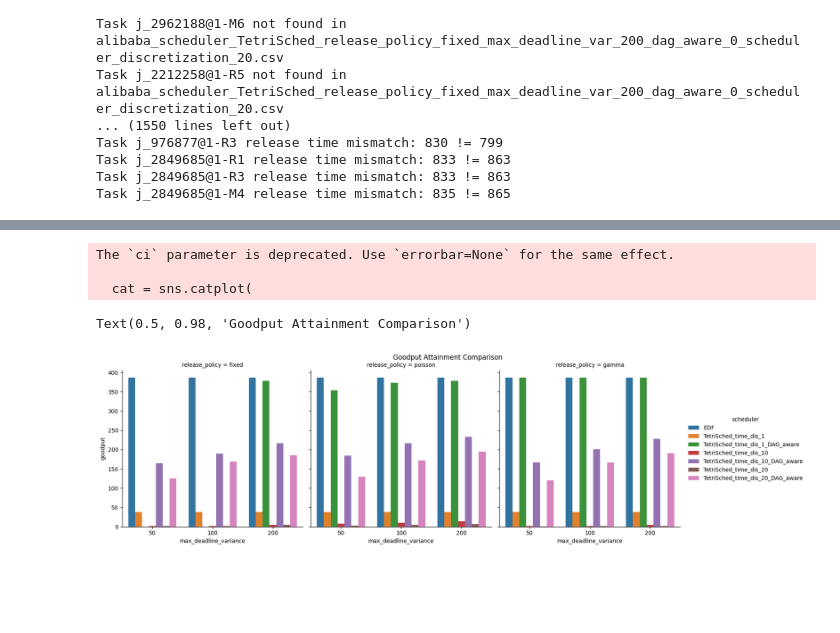
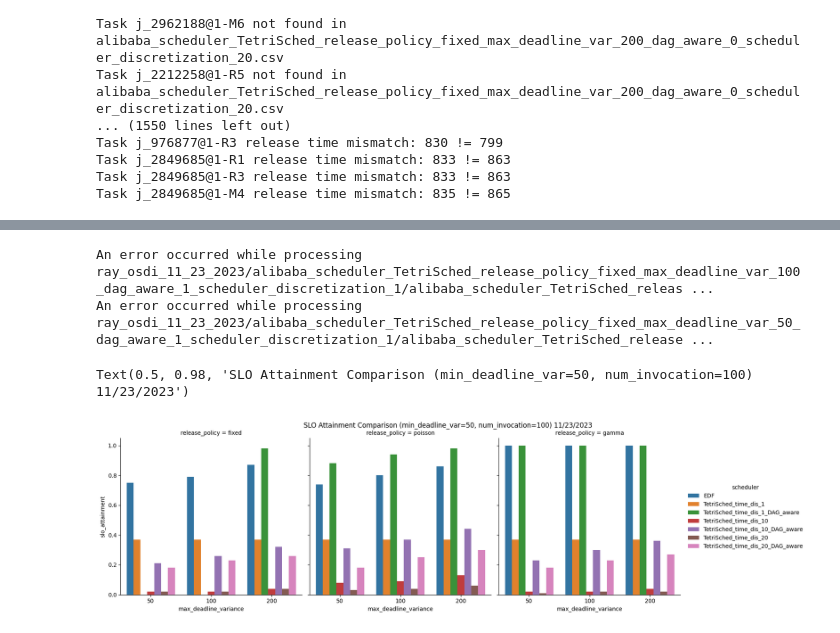
Before and after one commit to erdos-project/erdos-scheduling-simulator, a Jupyter notebook: experiments/analysis.ipynb, the cells around one changed output, grey strips where cells are left out. Saved outputs shown, nothing was run; the diff lists cells and outputs as text; code cells hidden in the pictures; blank space fills up the shorter version.

```diff
--- a/experiments/analysis.ipynb
+++ b/experiments/analysis.ipynb
@@ -212,16 +185,14 @@ Text(0.5, 0.98, 'SLO Attainment Comparison')
 # %%
-from matplotlib import pyplot as plt
-import seaborn as sns
+data = extract_experiments_result("ray_osdi_11_23_2023")
 
 cat = sns.catplot(
-            kind='bar', x="max_deadline_variance", y="goodput", col='release_policy', col_order=["fixed", "poisson", "gamma"],
+            kind='bar', x="max_deadline_variance", y="slo_attainment", col='release_policy', col_order=["fixed", "poisson", "gamma"],
             hue="scheduler", hue_order=["EDF", "TetriSched_time_dis_1",  "TetriSched_time_dis_1_DAG_aware", "TetriSched_time_dis_10", "TetriSched_time_dis_10_DAG_aware", "TetriSched_time_dis_20", "TetriSched_time_dis_20_DAG_aware"],
-            legend_out=True, data=data, ci=None)
+            legend_out=True, data=data, errorbar=None)
 cat.fig.subplots_adjust(top=0.9)
-cat.fig.suptitle('Goodput Attainment Comparison')
+cat.fig.suptitle('SLO Attainment Comparison (min_deadline_var=50, num_invocation=100) 11/23/2023')
 # %% [output]
-The `ci` parameter is deprecated. Use `errorbar=None` for the same effect.
-
-  cat = sns.catplot(
+An error occurred while processing ray_osdi_11_23_2023/alibaba_scheduler_TetriSched_release_policy_fixed_max_deadline_var_100_dag_aware_1_scheduler_discretization_1/alibaba_scheduler_TetriSched_releas ...
+An error occurred while processing ray_osdi_11_23_2023/alibaba_scheduler_TetriSched_release_policy_fixed_max_deadline_var_50_dag_aware_1_scheduler_discretization_1/alibaba_scheduler_TetriSched_release ...
-Text(0.5, 0.98, 'Goodput Attainment Comparison')
+Text(0.5, 0.98, 'SLO Attainment Comparison (min_deadline_var=50, num_invocation=100) 11/23/2023')
-[figure, old version]
+[figure, new version]
```
Also changed, not shown: parts of 5 cells of this notebook.
